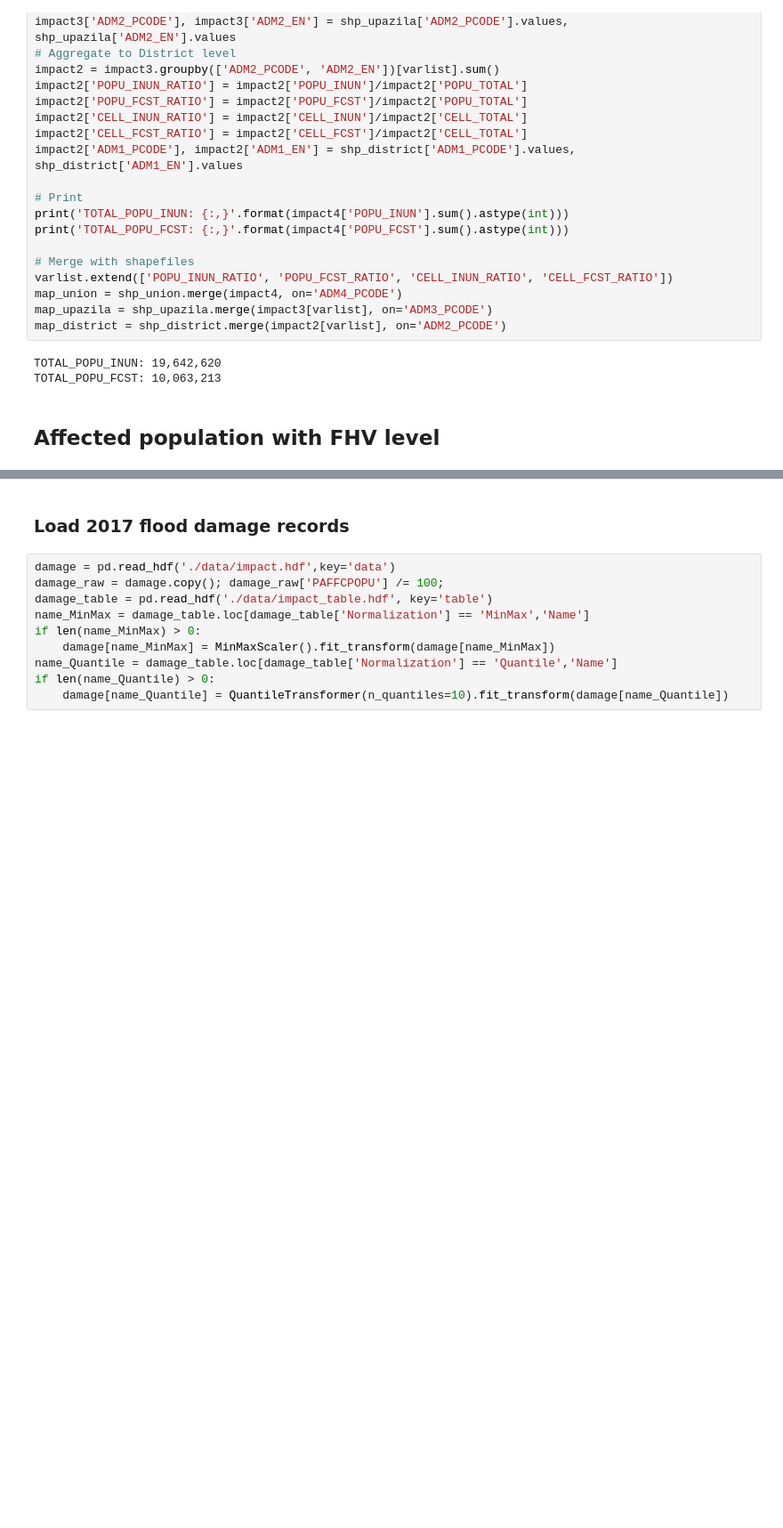
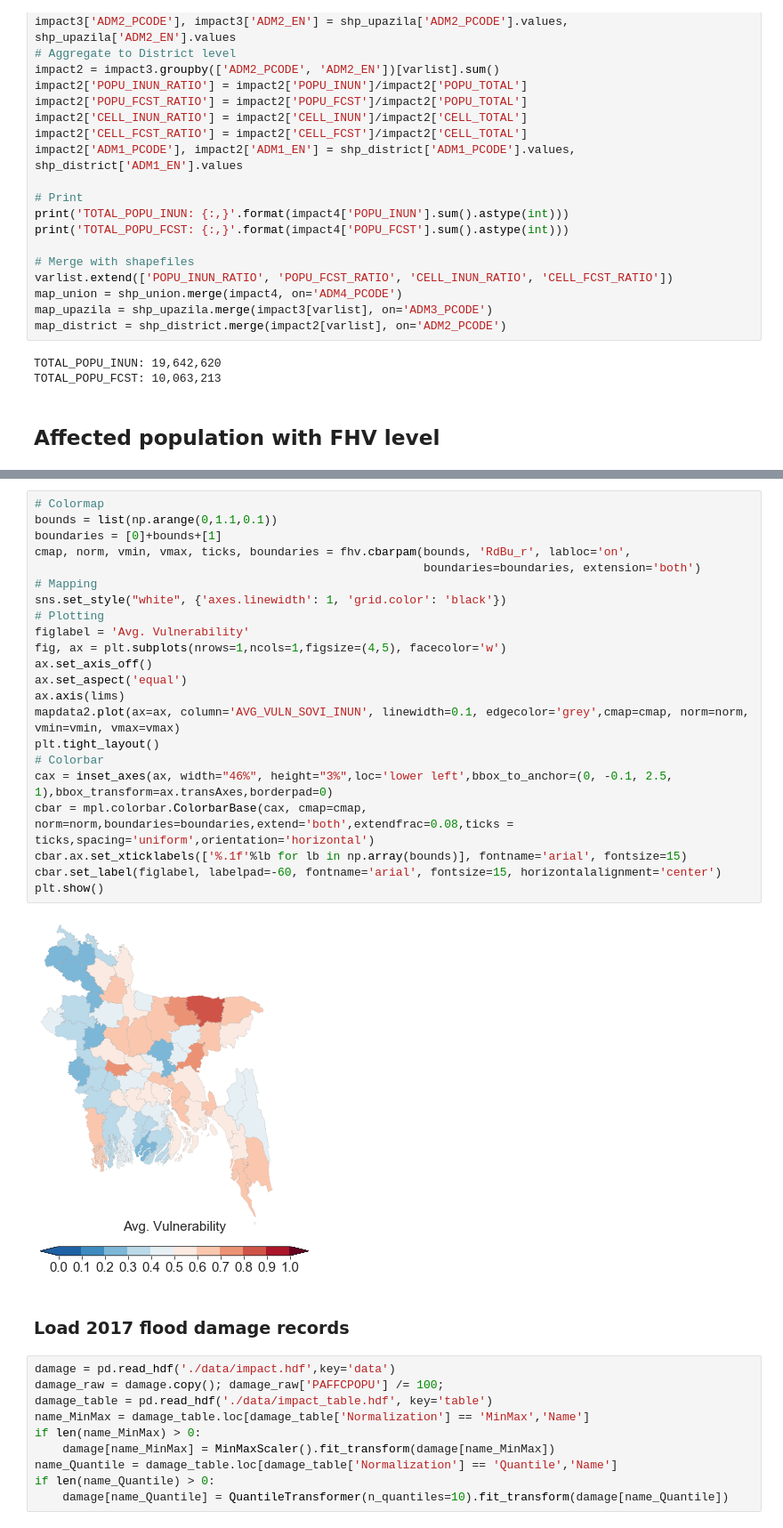
Before and after one commit to gnodnooh/VulnRiskImpact-BGD, a Jupyter notebook: FVI_Assessment2.ipynb, the cells around one changed output, grey strips where cells are left out. Shown: that part at 89% size. Cells and saved outputs as stored; diff of their text form; blank space fills up the shorter version.

```diff
--- a/FVI_Assessment2.ipynb
+++ b/FVI_Assessment2.ipynb
@@ -192,3 +224,27 @@ plt.show()
+# %%
+# Colormap
+bounds = list(np.arange(0,1.1,0.1))
+boundaries = [0]+bounds+[1]
+cmap, norm, vmin, vmax, ticks, boundaries = fhv.cbarpam(bounds, 'RdBu_r', labloc='on',
+                                                        boundaries=boundaries, extension='both')
+# Mapping
+sns.set_style("white", {'axes.linewidth': 1, 'grid.color': 'black'})
+# Plotting
+figlabel = 'Avg. Vulnerability'
+fig, ax = plt.subplots(nrows=1,ncols=1,figsize=(4,5), facecolor='w')
+ax.set_axis_off()
+ax.set_aspect('equal')
+ax.axis(lims)
+mapdata2.plot(ax=ax, column='AVG_VULN_SOVI_INUN', linewidth=0.1, edgecolor='grey',cmap=cmap, norm=norm, vmin=vmin, vmax=vmax)
+plt.tight_layout()
+# Colorbar
+cax = inset_axes(ax, width="46%", height="3%",loc='lower left',bbox_to_anchor=(0, -0.1, 2.5, 1),bbox_transform=ax.transAxes,borderpad=0)
+cbar = mpl.colorbar.ColorbarBase(cax, cmap=cmap, norm=norm,boundaries=boundaries,extend='both',extendfrac=0.08,ticks = ticks,spacing='uniform',orientation='horizontal')
+cbar.ax.set_xticklabels(['%.1f'%lb for lb in np.array(bounds)], fontname='arial', fontsize=15)
+cbar.set_label(figlabel, labelpad=-60, fontname='arial', fontsize=15, horizontalalignment='center')
+plt.show()
+# %% [output]
+[figure, added]
 # %% [markdown]
 ### Load 2017 flood damage records
 # %%
```
Also changed, not shown: parts of 8 cells of this notebook.
